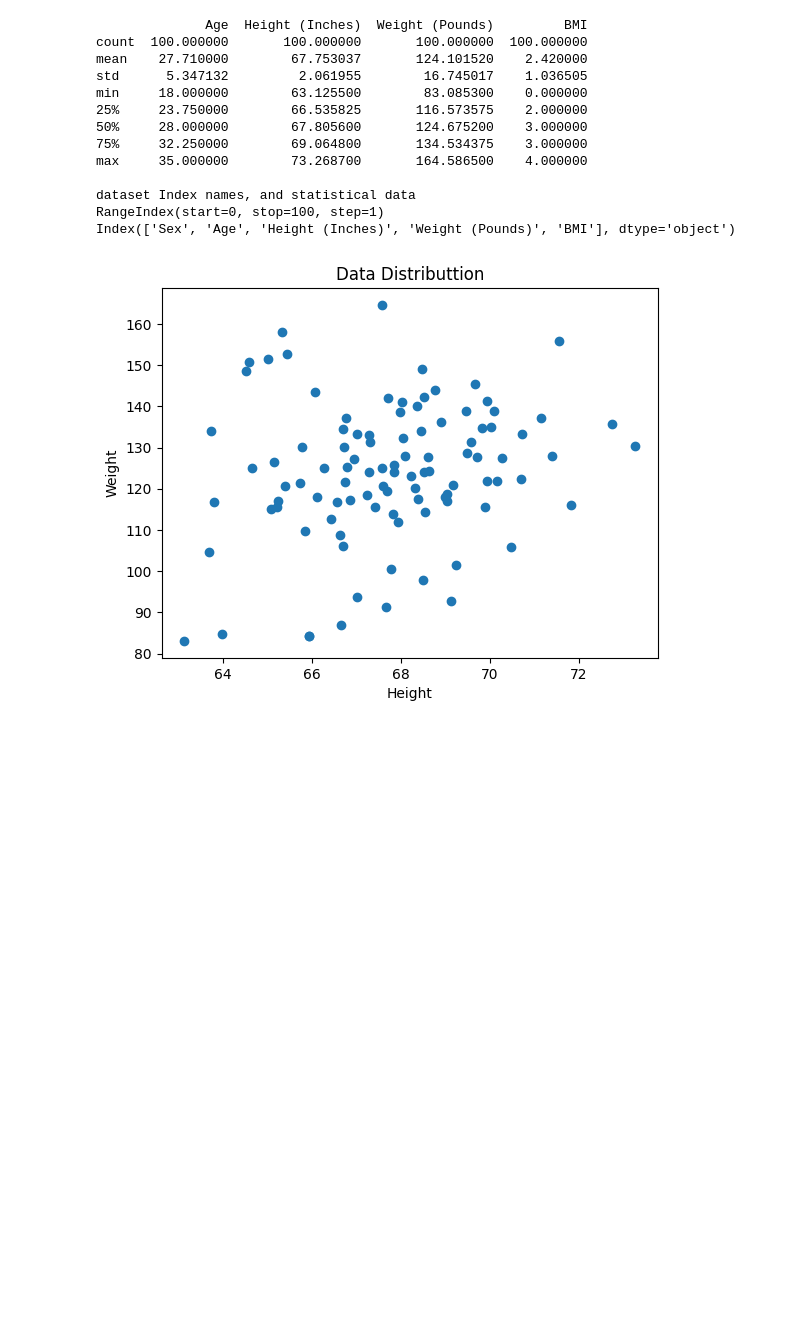
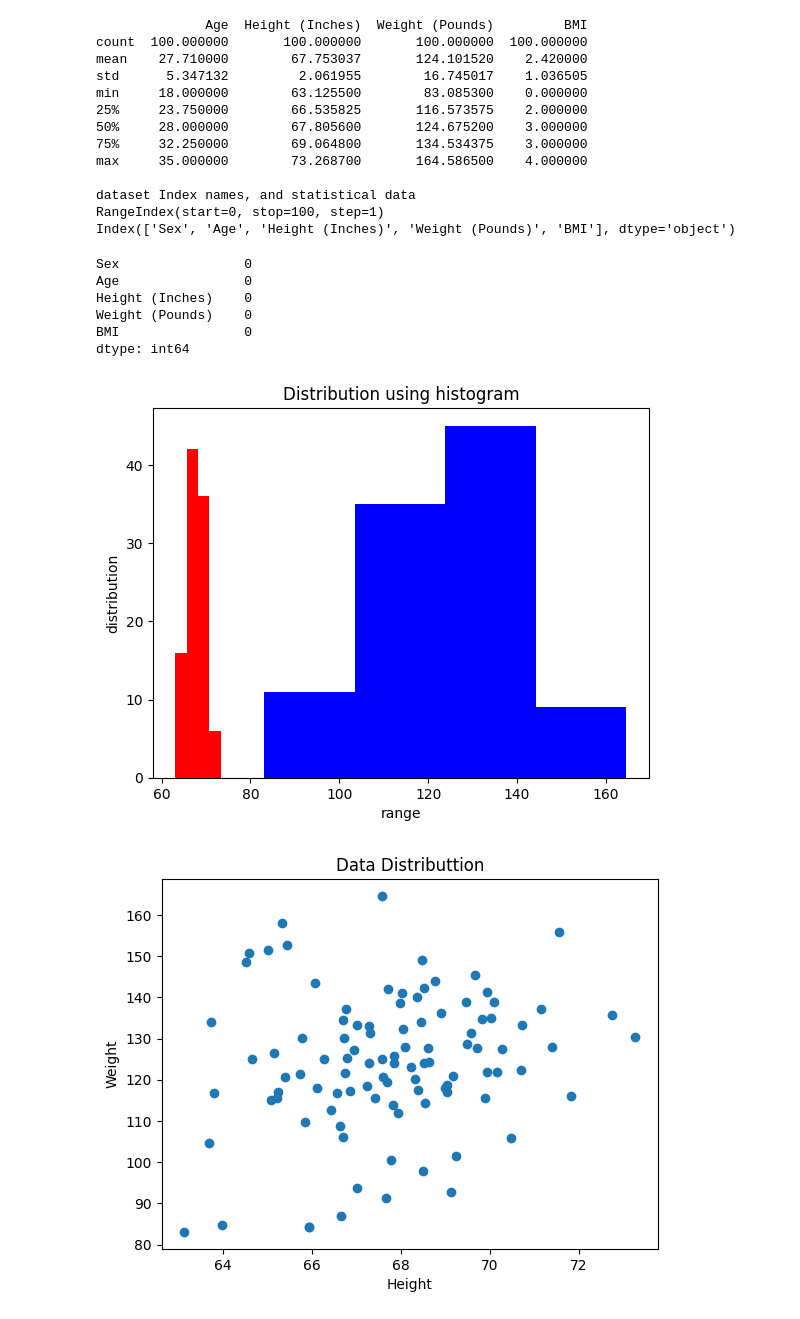
Before and after one commit to Seungminin/Data_Science, a Jupyter notebook: Class/BMI_data.ipynb, the cells around one changed output. Drawn from its saved outputs; the diff is of its cells as text; code cells hidden in the pictures; blank space fills up the shorter version.

```diff
--- a/Class/BMI_data.ipynb
+++ b/Class/BMI_data.ipynb
@@ -47,6 +47,24 @@ max     35.000000        73.268700       164.586500    4.000000
 dataset Index names, and statistical data
 RangeIndex(start=0, stop=100, step=1)
 Index(['Sex', 'Age', 'Height (Inches)', 'Weight (Pounds)', 'BMI'], dtype='object')
+# %%
+print(dataset.isna().sum()) #missing data는 없다.
+# %% [output]
+Sex                0
+Age                0
+Height (Inches)    0
+Weight (Pounds)    0
+BMI                0
+dtype: int64
+# %%
+plt.title("Distribution using histogram")
+plt.xlabel("range")
+plt.ylabel("distribution")
+plt.hist(dataset.loc[:,['Height (Inches)']], bins=4, color='r')
+plt.hist(dataset.loc[:,['Weight (Pounds)']],bins=4, color='b')
+plt.show()
+# %% [output]
+[figure, added]
 # %%
 plt.title("Data Distributtion")
 plt.xlabel('Height')
```
Also changed, not shown: parts of 1 cell of this notebook, 1 other file.
